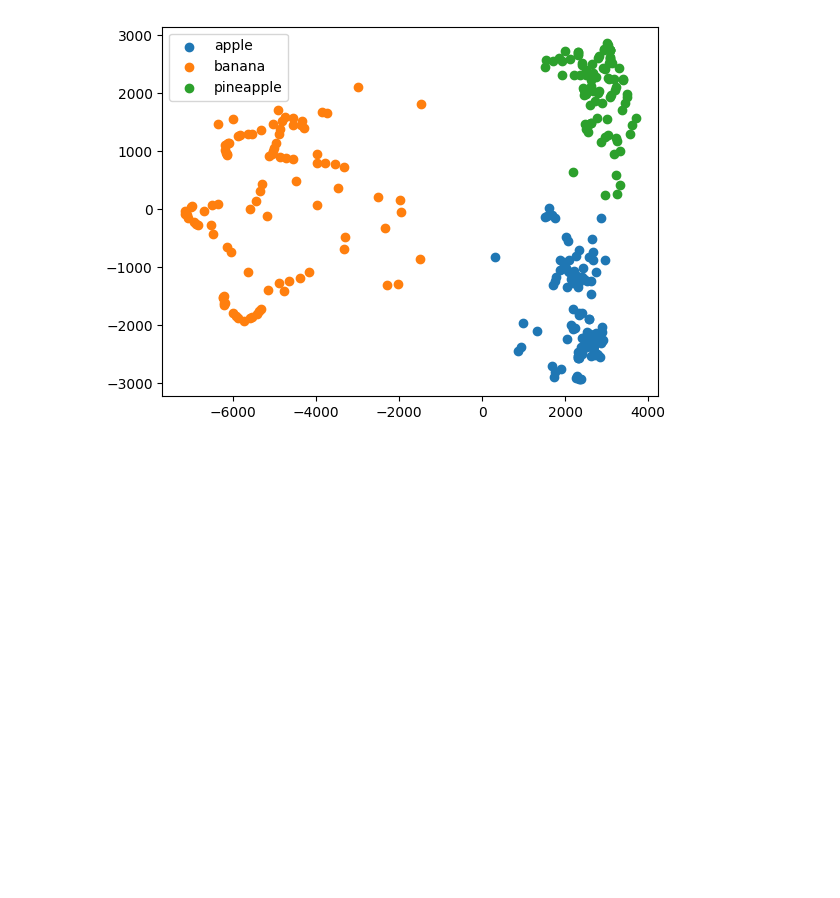
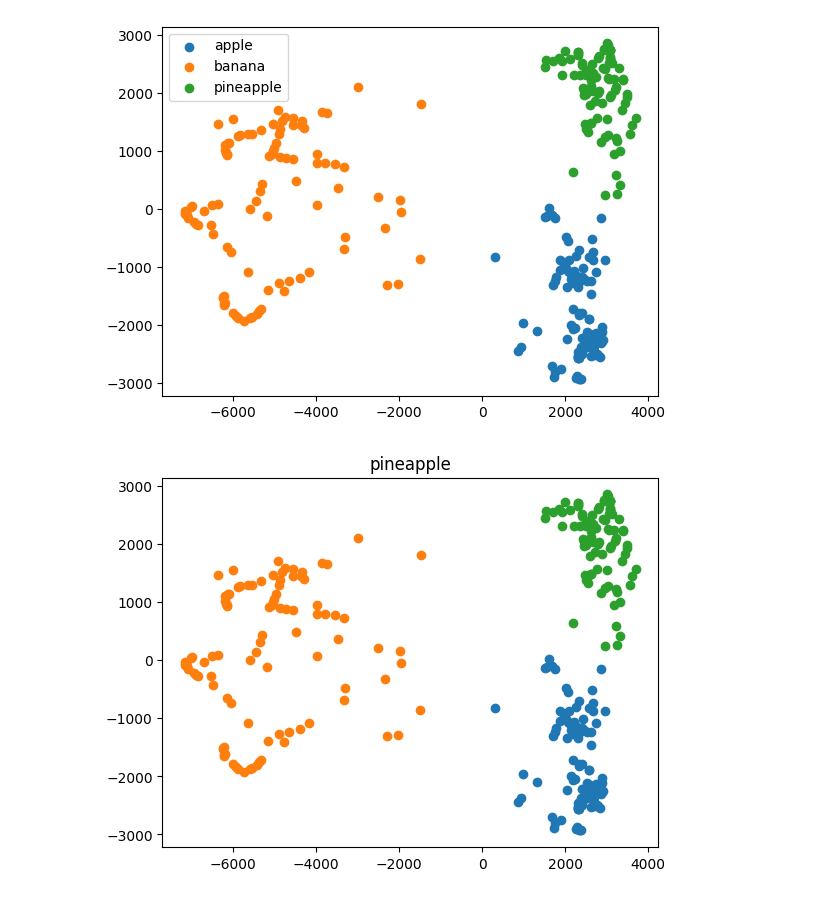
Before and after one commit to Limsungrae/2024, a Jupyter notebook: 혼공머신6_3주성분_분석.ipynb, the cells around one changed output. Saved outputs shown, nothing was run; the diff lists cells and outputs as text; code cells hidden in the pictures; blank space fills up the shorter version.

```diff
--- a/혼공머신6_3주성분_분석.ipynb
+++ b/혼공머신6_3주성분_분석.ipynb
@@ -261,3 +261,11 @@ plt.legend(['apple', 'banana', 'pineapple'])
 plt.show()
 # %% [output]
 [figure]
+# %%
+for lable ,name in zip([0,1,2],['apple','banana','pineapple']):
+  data = fruits_pca[km.labels_ == lable]
+  plt.scatter(data[:,0], data[:,1])
+  plt.title(name)
+plt.show()
+# %% [output]
+[figure, added]
```
